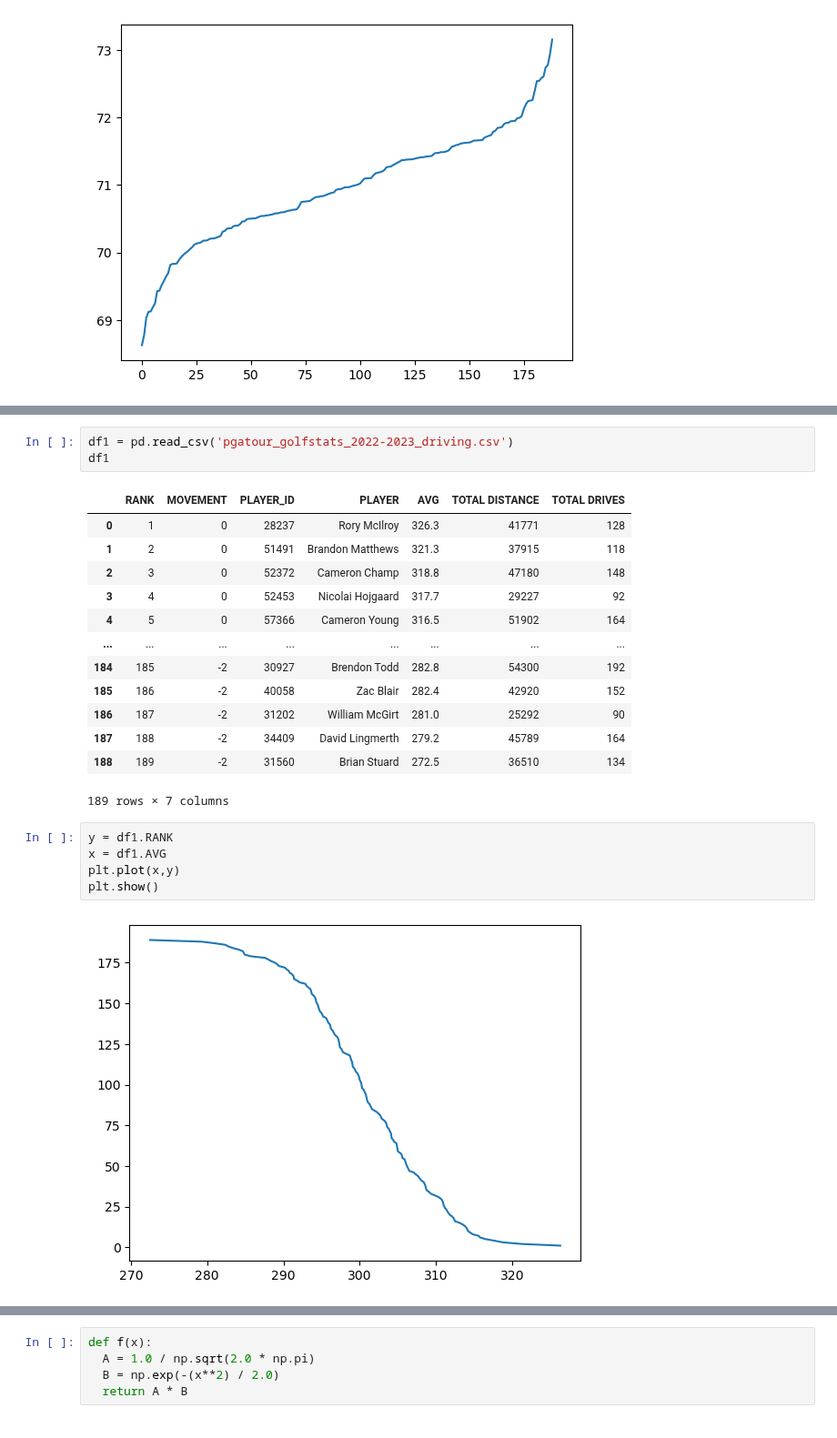
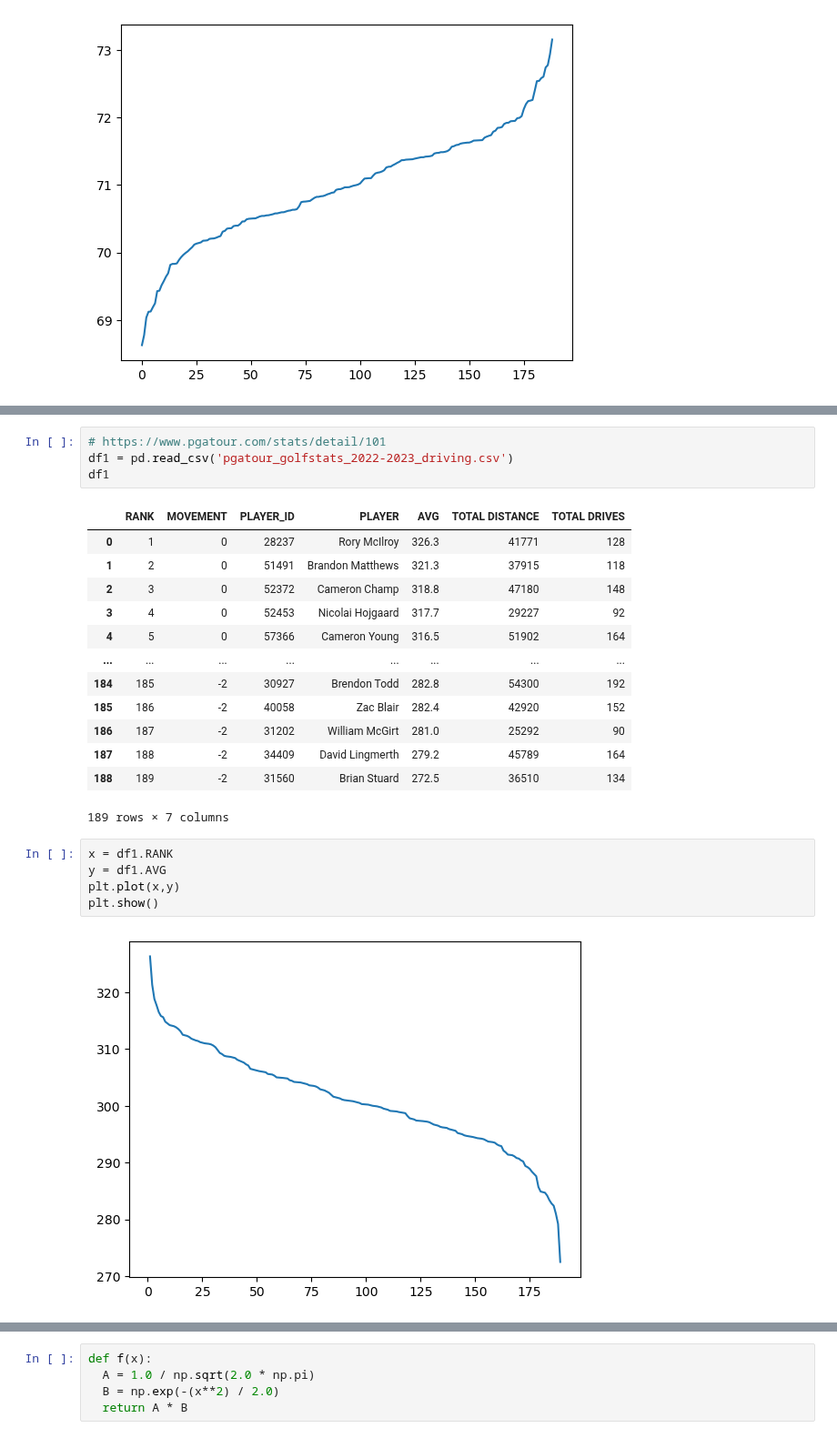
Before and after one commit to mickalleny2k/PfDA_Assignment, a Jupyter notebook: PfDA_Assignment.ipynb, the cells around one changed output, grey strips where cells are left out. Shown at 91% size. Cells and saved outputs as stored; diff of their text form.

```diff
--- a/PfDA_Assignment.ipynb
+++ b/PfDA_Assignment.ipynb
@@ -34,4 +45,5 @@ plt.show()
 # %%
+# https://www.pgatour.com/stats/detail/101
 df1 = pd.read_csv('pgatour_golfstats_2022-2023_driving.csv')
 df1
 # %% [output]
@@ -49,10 +61,10 @@ df1
 | 188 | 189 | -2 | 31560 | Brian Stuard | 272.5 | 36510 | 134 |
 189 rows × 7 columns
 # %%
-y = df1.RANK
-x = df1.AVG
+x = df1.RANK
+y = df1.AVG
 plt.plot(x,y)
 plt.show()
 # %% [output]
-[figure, old version]
+[figure, new version]
 # %%
```
Also changed, not shown: parts of 20 cells of this notebook.
